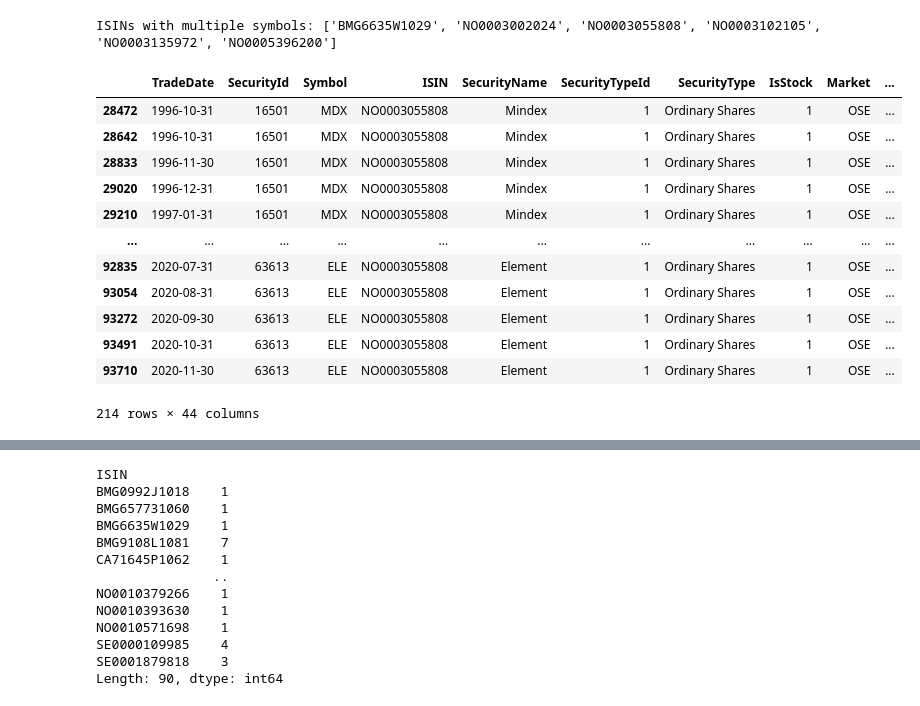
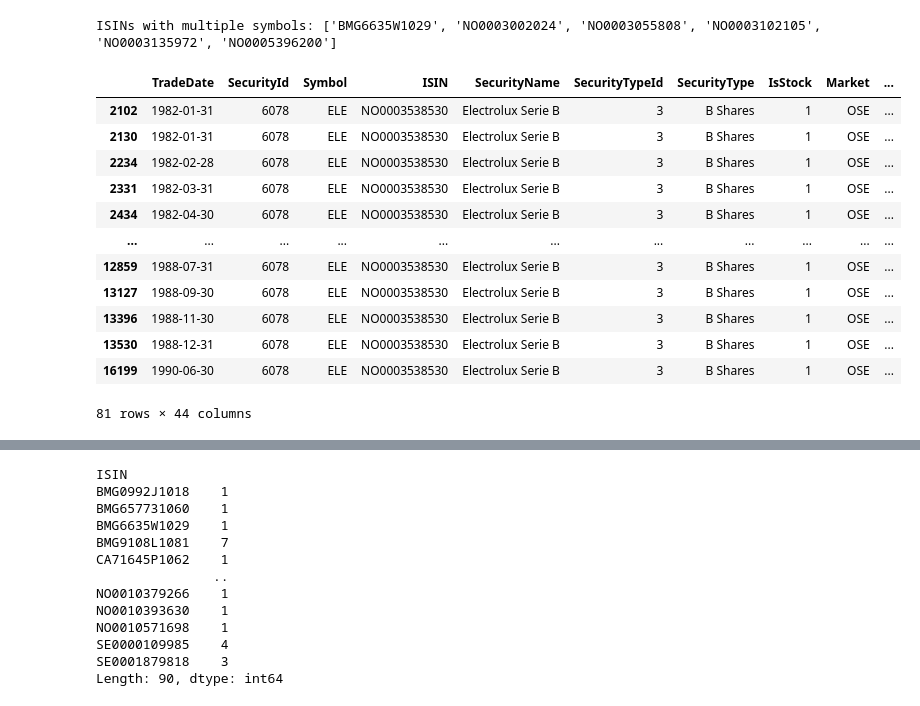
Before and after one commit to DonKubini/Man-vs.-Machine-on-the-Oslo-B-rs, a Jupyter notebook: Python files/Data Cleaning.ipynb, the cells around one changed output, grey strips where cells are left out. Cells and saved outputs as stored; diff of their text form; code cells hidden in the pictures.

```diff
--- a/Python files/Data Cleaning.ipynb
+++ b/Python files/Data Cleaning.ipynb
@@ -178,21 +178,21 @@ print(f"ISINs with multiple symbols: {isins_multiple_symbols}")
 # %% [output]
 ISINs with multiple symbols: ['BMG6635W1029', 'NO0003002024', 'NO0003055808', 'NO0003102105', 'NO0003135972', 'NO0005396200']
 # %%
-equity_df[equity_df['ISIN'] == 'NO0003055808']
+equity_df[equity_df['ISIN'] == 'NO0003538530']
 # %% [output]
 |  | TradeDate | SecurityId | Symbol | ISIN | SecurityName | SecurityTypeId | SecurityType | IsStock | Market | ... |
-| 28472 | 1996-10-31 | 16501 | MDX | NO0003055808 | Mindex | 1 | Ordinary Shares | 1 | OSE | ... |
-| 28642 | 1996-10-31 | 16501 | MDX | NO0003055808 | Mindex | 1 | Ordinary Shares | 1 | OSE | ... |
-| 28833 | 1996-11-30 | 16501 | MDX | NO0003055808 | Mindex | 1 | Ordinary Shares | 1 | OSE | ... |
-| 29020 | 1996-12-31 | 16501 | MDX | NO0003055808 | Mindex | 1 | Ordinary Shares | 1 | OSE | ... |
-| 29210 | 1997-01-31 | 16501 | MDX | NO0003055808 | Mindex | 1 | Ordinary Shares | 1 | OSE | ... |
+| 2102 | 1982-01-31 | 6078 | ELE | NO0003538530 | Electrolux Serie B | 3 | B Shares | 1 | OSE | ... |
+| 2130 | 1982-01-31 | 6078 | ELE | NO0003538530 | Electrolux Serie B | 3 | B Shares | 1 | OSE | ... |
+| 2234 | 1982-02-28 | 6078 | ELE | NO0003538530 | Electrolux Serie B | 3 | B Shares | 1 | OSE | ... |
+| 2331 | 1982-03-31 | 6078 | ELE | NO0003538530 | Electrolux Serie B | 3 | B Shares | 1 | OSE | ... |
+| 2434 | 1982-04-30 | 6078 | ELE | NO0003538530 | Electrolux Serie B | 3 | B Shares | 1 | OSE | ... |
 | ... | ... | ... | ... | ... | ... | ... | ... | ... | ... | ... |
-| 92835 | 2020-07-31 | 63613 | ELE | NO0003055808 | Element | 1 | Ordinary Shares | 1 | OSE | ... |
-| 93054 | 2020-08-31 | 63613 | ELE | NO0003055808 | Element | 1 | Ordinary Shares | 1 | OSE | ... |
-| 93272 | 2020-09-30 | 63613 | ELE | NO0003055808 | Element | 1 | Ordinary Shares | 1 | OSE | ... |
-| 93491 | 2020-10-31 | 63613 | ELE | NO0003055808 | Element | 1 | Ordinary Shares | 1 | OSE | ... |
-| 93710 | 2020-11-30 | 63613 | ELE | NO0003055808 | Element | 1 | Ordinary Shares | 1 | OSE | ... |
+| 12859 | 1988-07-31 | 6078 | ELE | NO0003538530 | Electrolux Serie B | 3 | B Shares | 1 | OSE | ... |
+| 13127 | 1988-09-30 | 6078 | ELE | NO0003538530 | Electrolux Serie B | 3 | B Shares | 1 | OSE | ... |
+| 13396 | 1988-11-30 | 6078 | ELE | NO0003538530 | Electrolux Serie B | 3 | B Shares | 1 | OSE | ... |
+| 13530 | 1988-12-31 | 6078 | ELE | NO0003538530 | Electrolux Serie B | 3 | B Shares | 1 | OSE | ... |
+| 16199 | 1990-06-30 | 6078 | ELE | NO0003538530 | Electrolux Serie B | 3 | B Shares | 1 | OSE | ... |
-214 rows × 44 columns
+81 rows × 44 columns
 # %%
 # check if there are any sysmbols with multiple ISINs
 symbol_isin_counts = equity_df.groupby('Symbol')['ISIN'].nunique()
```
Also changed, not shown: parts of 5 cells of this notebook.
